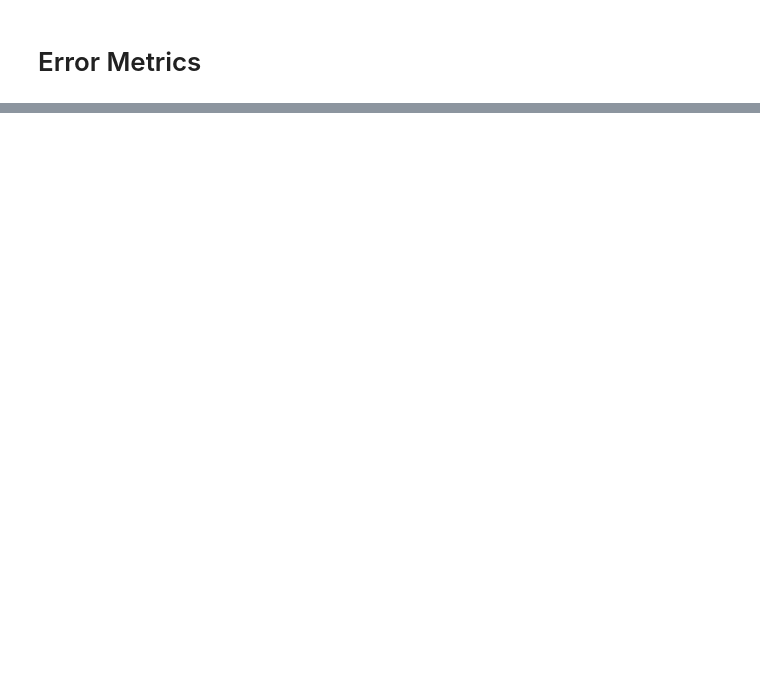
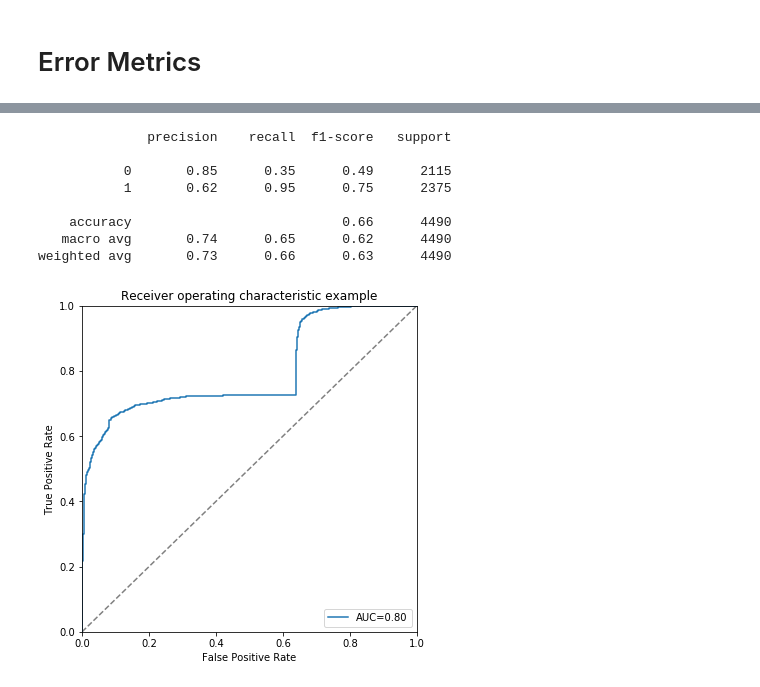
Before and after one commit to huanglau/NNLibrary, a Jupyter notebook: Notebooks/TextClassificationRNN.ipynb, the cells around one changed output, grey strips where cells are left out. Drawn from its saved outputs; the diff is of its cells as text; code cells hidden in the pictures; blank space fills up the shorter version.

Commit message:
Added AUC plot

```diff
--- a/Notebooks/TextClassificationRNN.ipynb
+++ b/Notebooks/TextClassificationRNN.ipynb
@@ -153,3 +150,38 @@ print(classification_report(test['true'].values, predictions>0.5))
+# %%
+# print classification report
+print(classification_report(test['true'].values, predictions>0.5))
+
+# create AUC plots
+def PlotAUC(y_truth, y_pred):
+    # set up plot
+    plt.figure(figsize=(6,6))
+    plt.xlim([0,1])
+    plt.ylim([0,1])
+
+    plt.plot([0,1],[0,1], linestyle='--', color = 'grey')
+    plt.xlabel('False Positive Rate')
+    plt.ylabel('True Positive Rate')
+    plt.title('Receiver operating characteristic example')
+
+    fpr, tpr, thresholds = metrics.roc_curve(y_truth.flatten(), y_pred.flatten())
+    AUC = metrics.auc(fpr, tpr)
+
+    plt.plot(fpr, tpr, label = 'AUC={:.2f}'.format(AUC))
+    plt.legend(loc="lower right")
+
+    plt.show()
+
+PlotAUC(test['true'].values, predictions)
+# %% [output]
+              precision    recall  f1-score   support
+
+           0       0.85      0.35      0.49      2115
+           1       0.62      0.95      0.75      2375
+
+    accuracy                           0.66      4490
+   macro avg       0.74      0.65      0.62      4490
+weighted avg       0.73      0.66      0.63      4490
+[figure, added]
 # %%
 # print text, it's label, and model prediction
 prediction_index = 5
```
Also changed, not shown: parts of 4 cells of this notebook.
